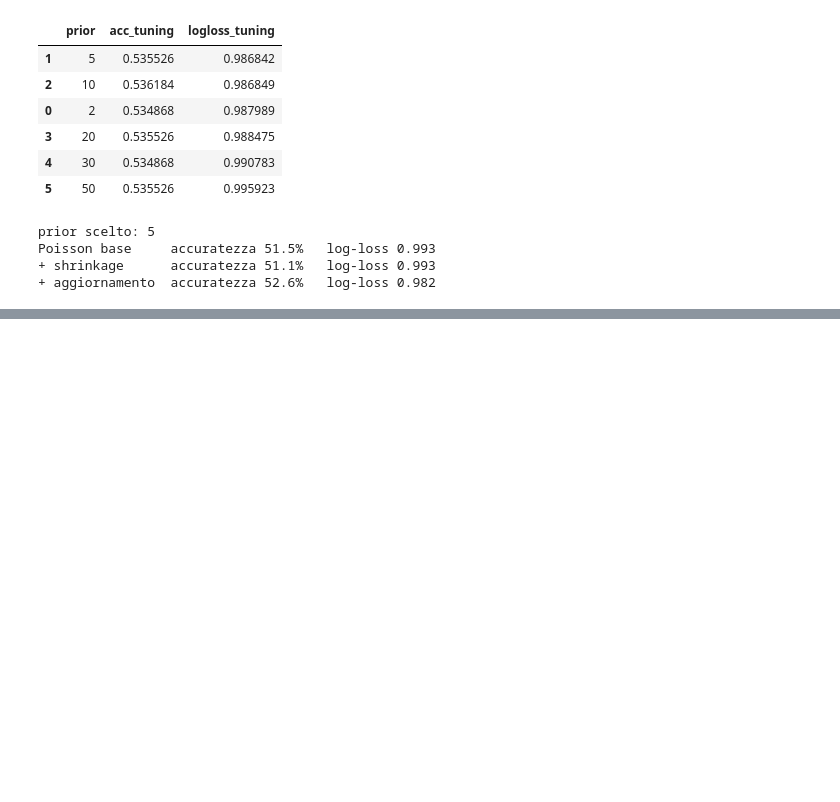
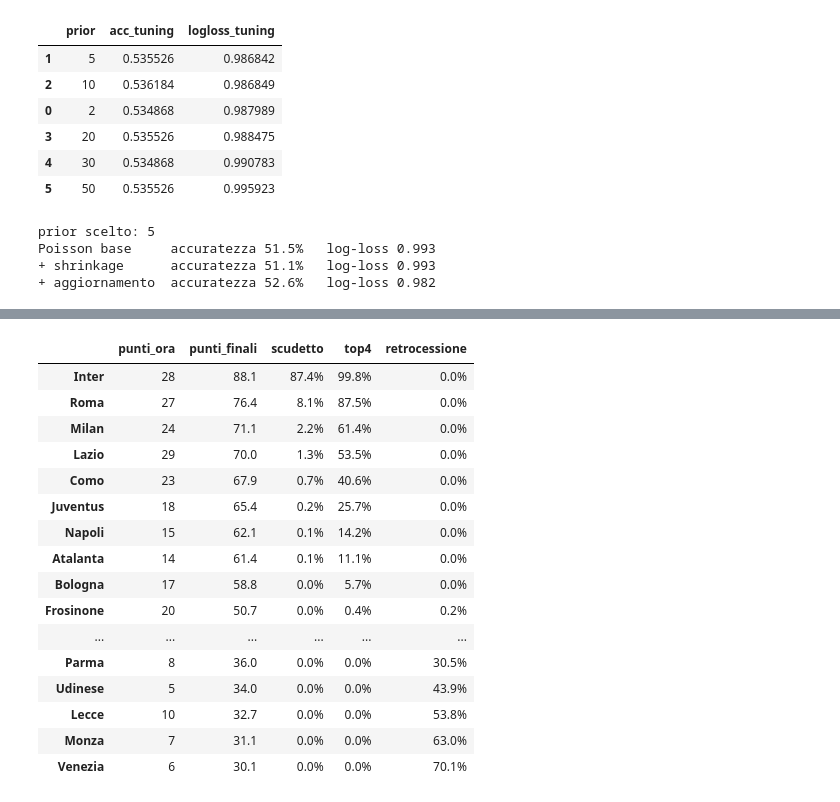
Before and after one commit to gvizzcp/SerieA-Predictor, a Jupyter notebook: notebooks/03_poisson.ipynb, the cells around one changed output, grey strips where cells are left out. Saved outputs shown, nothing was run; the diff lists cells and outputs as text; code cells hidden in the pictures; blank space fills up the shorter version.

```diff
--- a/notebooks/03_poisson.ipynb
+++ b/notebooks/03_poisson.ipynb
@@ -200,0 +215,12 @@ Poisson base     accuratezza 51.5%   log-loss 0.993
+# %%
+punti0 = np.zeros(len(squadre))
+dr0 = np.zeros(len(squadre))
+for r in corrente.itertuples():
+    c, t = idx[r.HomeTeam], idx[r.AwayTeam]
+    punti0[c] += 3 if r.FTR == "H" else 1 if r.FTR == "D" else 0
+    punti0[t] += 3 if r.FTR == "A" else 1 if r.FTR == "D" else 0
+    dr0[c] += r.FTHG - r.FTAG
+    dr0[t] += r.FTAG - r.FTHG
+
+pd.DataFrame({"punti": punti0, "diff_reti": dr0}, index=squadre).astype(int).sort_values(
+    ["punti", "diff_reti"], ascending=False)
@@ -200,0 +245,50 @@ Poisson base     accuratezza 51.5%   log-loss 0.993
+# %%
+lam = np.array([mc * forze.at[c, "att"] * forze.at[t, "dif"] for c, t in restanti])
+mu = np.array([mt * forze.at[t, "att"] * forze.at[c, "dif"] for c, t in restanti])
+# %%
+N = 10000
+rng = np.random.default_rng(42)
+gc = rng.poisson(lam, size=(N, len(restanti)))
+gt = rng.poisson(mu, size=(N, len(restanti)))
+
+punti = np.tile(punti0, (N, 1))
+dr = np.tile(dr0, (N, 1))
+for j, (c, t) in enumerate(restanti):
+    ic, it = idx[c], idx[t]
+    pari = gc[:, j] == gt[:, j]
+    punti[:, ic] += 3 * (gc[:, j] > gt[:, j]) + pari
+    punti[:, it] += 3 * (gt[:, j] > gc[:, j]) + pari
+    dr[:, ic] += gc[:, j] - gt[:, j]
+    dr[:, it] += gt[:, j] - gc[:, j]
+
+chiave = punti + dr / 1000 + rng.random(punti.shape) / 1e6
+posizione = (-chiave).argsort(axis=1).argsort(axis=1) + 1
+# %%
+tabella = pd.DataFrame({
+    "punti_ora": punti0.astype(int),
+    "punti_finali": punti.mean(axis=0),
+    "scudetto": (posizione == 1).mean(axis=0),
+    "top4": (posizione <= 4).mean(axis=0),
+    "retrocessione": (posizione >= 18).mean(axis=0),
+}, index=squadre).sort_values("punti_finali", ascending=False)
+
+tabella.style.format({"punti_finali": "{:.1f}", "scudetto": "{:.1%}",
+                      "top4": "{:.1%}", "retrocessione": "{:.1%}"})
+# %% [output]
+|  | punti_ora | punti_finali | scudetto | top4 | retrocessione |
+| Inter | 28 | 88.1 | 87.4% | 99.8% | 0.0% |
+| Roma | 27 | 76.4 | 8.1% | 87.5% | 0.0% |
+| Milan | 24 | 71.1 | 2.2% | 61.4% | 0.0% |
+| Lazio | 29 | 70.0 | 1.3% | 53.5% | 0.0% |
+| Como | 23 | 67.9 | 0.7% | 40.6% | 0.0% |
+| Juventus | 18 | 65.4 | 0.2% | 25.7% | 0.0% |
+| Napoli | 15 | 62.1 | 0.1% | 14.2% | 0.0% |
+| Atalanta | 14 | 61.4 | 0.1% | 11.1% | 0.0% |
+| Bologna | 17 | 58.8 | 0.0% | 5.7% | 0.0% |
+| Frosinone | 20 | 50.7 | 0.0% | 0.4% | 0.2% |
+| ... | ... | ... | ... | ... | ... |
+| Parma | 8 | 36.0 | 0.0% | 0.0% | 30.5% |
+| Udinese | 5 | 34.0 | 0.0% | 0.0% | 43.9% |
+| Lecce | 10 | 32.7 | 0.0% | 0.0% | 53.8% |
+| Monza | 7 | 31.1 | 0.0% | 0.0% | 63.0% |
+| Venezia | 6 | 30.1 | 0.0% | 0.0% | 70.1% |
```
Also changed, not shown: parts of 2 cells of this notebook.
